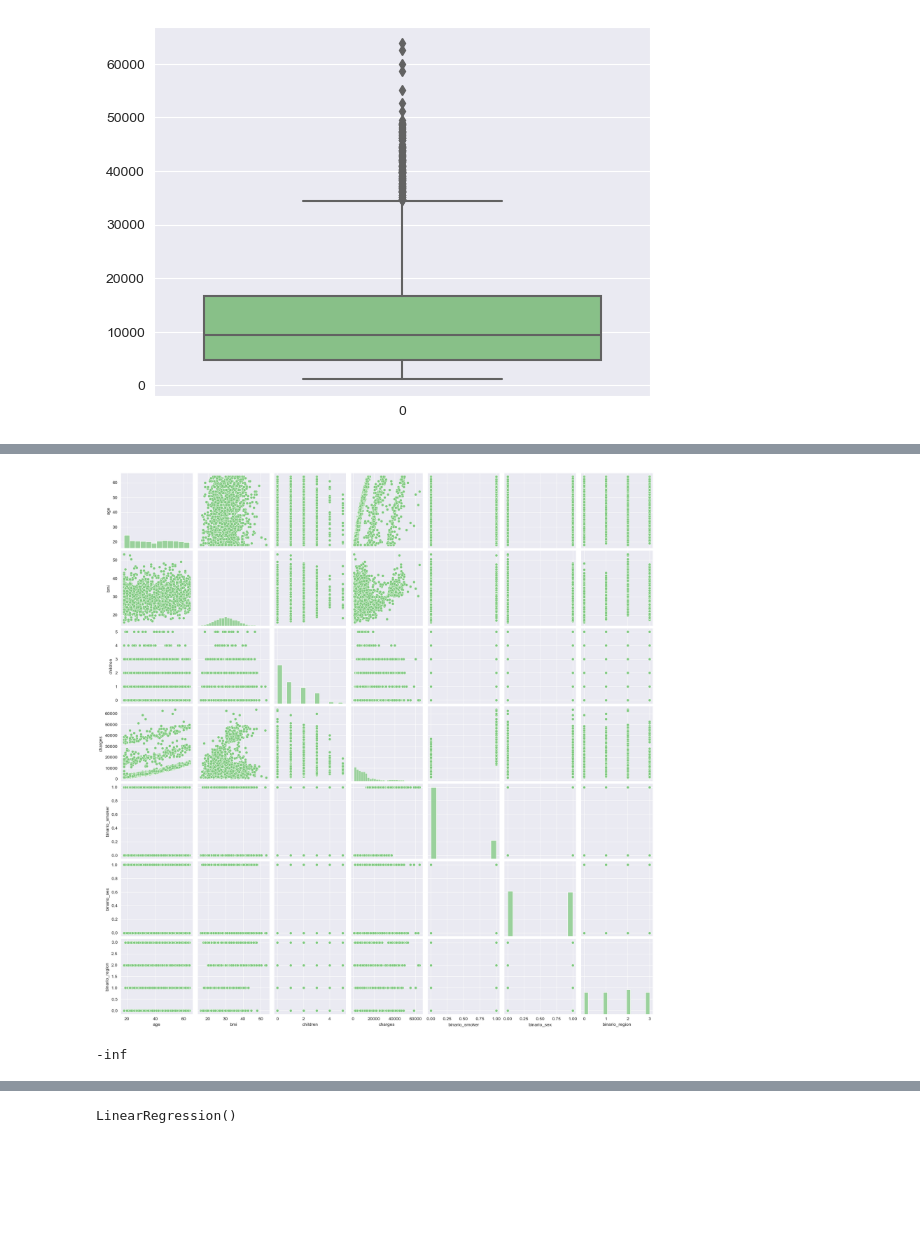
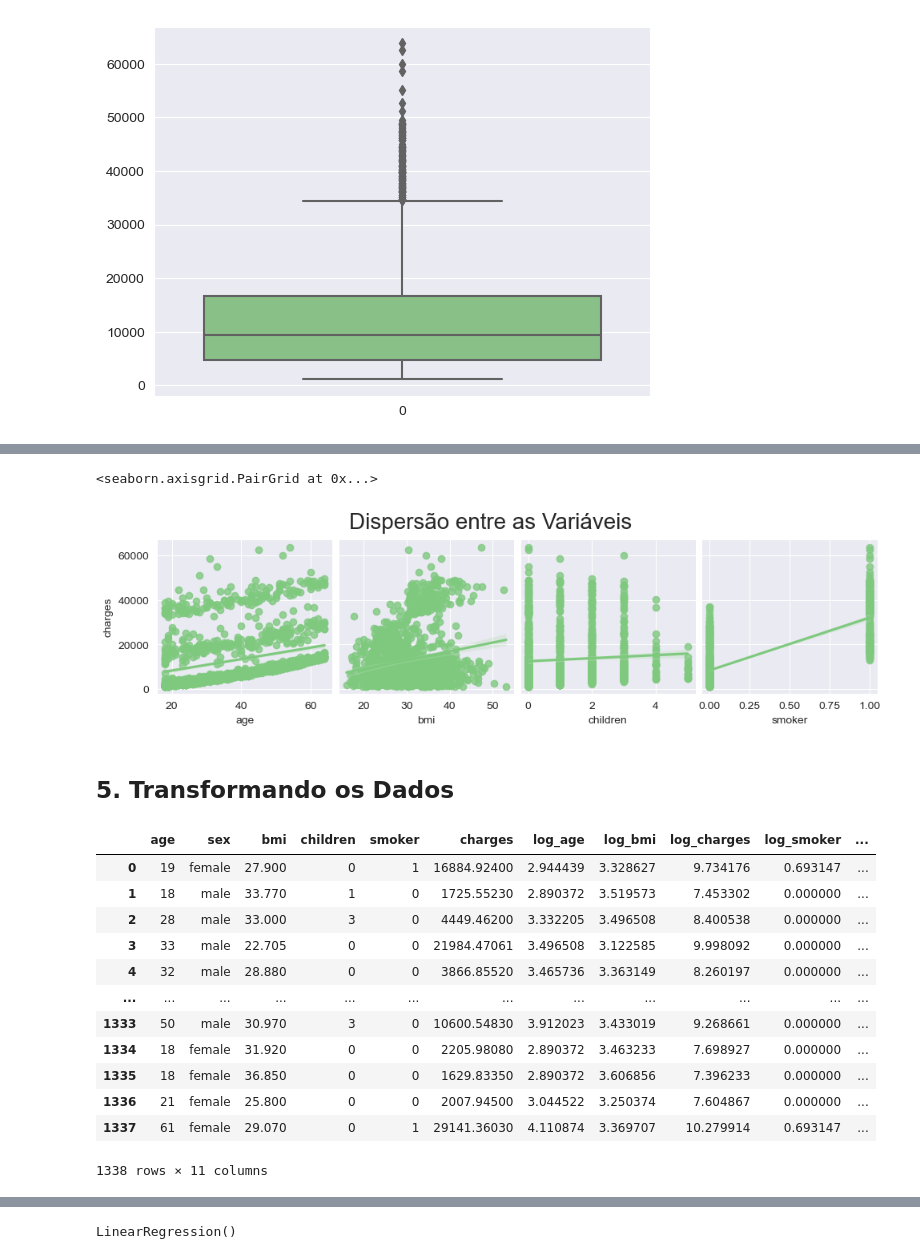
Before and after one commit to VitordeSiqueira/Medical-Cost-Personal-Datasets, a Jupyter notebook: Predict Personal Medical Cost .ipynb, the cells around one changed output, grey strips where cells are left out. Saved outputs shown, nothing was run; the diff lists cells and outputs as text; code cells hidden in the pictures; blank space fills up the shorter version.

```diff
--- a/Predict Personal Medical Cost .ipynb
+++ b/Predict Personal Medical Cost .ipynb
@@ -60,8 +82,7 @@ def lambda_region(x):
     else:
         return 3
 # %%
-df['binario_smoker'] = df['smoker'].apply(lambda x: 1 if x == 'yes' else 0)
-df['binario_sex'] = df['sex'].apply(lambda x: 1 if x == 'female' else 0)
-df['binario_region'] = df['region'].apply(lambda_region)
+df['smoker'] = df['smoker'].replace(['yes', 'no'], [1,0]) # 1 se o paciente for fumante e 0 se o paciente não for fumante
+df['category_region'] = df['region'].apply(lambda_region)
 df.head()
 # %% [output]
@@ -84,0 +106,2 @@ df.corr()
+# %%
+df.drop(['region', 'category_region'], axis=1, inplace=True)
@@ -93,4 +122,8 @@ ax = sns.histplot(data = df['charges'])
 # %%
-ax = sns.pairplot(data=df)
+# Dispersão Entre as Variáveis
+ax = sns.pairplot(data=df, y_vars='charges', x_vars=['age', 'bmi', 'children', 'smoker'],kind='reg' )
+ax.fig.suptitle('Dispersão entre as Variáveis', fontsize=20, y=1.1)
+ax
 # %% [output]
+<seaborn.axisgrid.PairGrid at 0x...>
-[figure, old version]
+[figure, new version]
@@ -99,10 +130,24 @@ import numpy as np
-# %%
-np.log(0)
-# %% [output]
--inf
+# %% [markdown]
+## 5. Transformando os Dados
 # %%
+# Aplicando a transformação logarítmica aos dados do dataset
 df['log_age'] = np.log(df['age'])
 df['log_bmi'] = np.log(df['bmi'])
 df['log_charges'] = np.log(df['charges'])
-df['log_binario_smoker'] =  np.log(df['binario_smoker'] + 1)
-df['log_region'] = np.log(df['binario_region'] + 1)
+df['log_smoker'] =  np.log(df['smoker'] + 1)
+df['log_children'] =  np.log(df['children'] + 1)
+df
+# %% [output]
+|  | age | sex | bmi | children | smoker | charges | log_age | log_bmi | log_charges | log_smoker | ... |
+| 0 | 19 | female | 27.900 | 0 | 1 | 16884.92400 | 2.944439 | 3.328627 | 9.734176 | 0.693147 | ... |
+| 1 | 18 | male | 33.770 | 1 | 0 | 1725.55230 | 2.890372 | 3.519573 | 7.453302 | 0.000000 | ... |
+| 2 | 28 | male | 33.000 | 3 | 0 | 4449.46200 | 3.332205 | 3.496508 | 8.400538 | 0.000000 | ... |
+| 3 | 33 | male | 22.705 | 0 | 0 | 21984.47061 | 3.496508 | 3.122585 | 9.998092 | 0.000000 | ... |
+| 4 | 32 | male | 28.880 | 0 | 0 | 3866.85520 | 3.465736 | 3.363149 | 8.260197 | 0.000000 | ... |
+| ... | ... | ... | ... | ... | ... | ... | ... | ... | ... | ... | ... |
+| 1333 | 50 | male | 30.970 | 3 | 0 | 10600.54830 | 3.912023 | 3.433019 | 9.268661 | 0.000000 | ... |
+| 1334 | 18 | female | 31.920 | 0 | 0 | 2205.98080 | 2.890372 | 3.463233 | 7.698927 | 0.000000 | ... |
+| 1335 | 18 | female | 36.850 | 0 | 0 | 1629.83350 | 2.890372 | 3.606856 | 7.396233 | 0.000000 | ... |
+| 1336 | 21 | female | 25.800 | 0 | 0 | 2007.94500 | 3.044522 | 3.250374 | 7.604867 | 0.000000 | ... |
+| 1337 | 61 | female | 29.070 | 0 | 1 | 29141.36030 | 4.110874 | 3.369707 | 10.279914 | 0.693147 | ... |
+1338 rows × 11 columns
```
Also changed, not shown: parts of 31 cells of this notebook.
